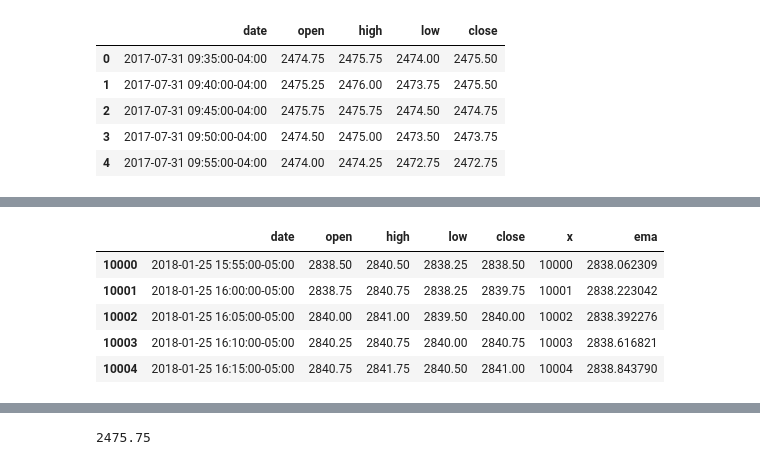
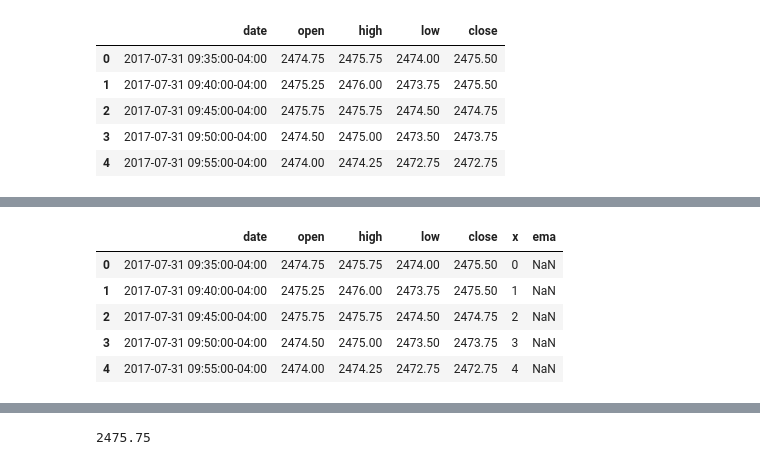
Before and after one commit to toolkmit/algotrading, a Jupyter notebook: notebooks/1.1 - Live Charts.ipynb, the cells around one changed output, grey strips where cells are left out. Drawn from its saved outputs; the diff is of its cells as text; code cells hidden in the pictures.

```diff
--- a/notebooks/1.1 - Live Charts.ipynb
+++ b/notebooks/1.1 - Live Charts.ipynb
@@ -103,11 +103,11 @@ Wall time: 5.3 s
 # %%
 five_min_data['x'] = five_min_data.index
 five_min_data['ema'] = five_min_data['close'].ewm(span=20, min_periods=20).mean()
-five_min_data.tail()
+five_min_data.head()
 # %% [output]
 |  | date | open | high | low | close | x | ema |
-| 10000 | 2018-01-25 15:55:00-05:00 | 2838.50 | 2840.50 | 2838.25 | 2838.50 | 10000 | 2838.062309 |
-| 10001 | 2018-01-25 16:00:00-05:00 | 2838.75 | 2840.75 | 2838.25 | 2839.75 | 10001 | 2838.223042 |
-| 10002 | 2018-01-25 16:05:00-05:00 | 2840.00 | 2841.00 | 2839.50 | 2840.00 | 10002 | 2838.392276 |
-| 10003 | 2018-01-25 16:10:00-05:00 | 2840.25 | 2840.75 | 2840.00 | 2840.75 | 10003 | 2838.616821 |
-| 10004 | 2018-01-25 16:15:00-05:00 | 2840.75 | 2841.75 | 2840.50 | 2841.00 | 10004 | 2838.843790 |
+| 0 | 2017-07-31 09:35:00-04:00 | 2474.75 | 2475.75 | 2474.00 | 2475.50 | 0 | NaN |
+| 1 | 2017-07-31 09:40:00-04:00 | 2475.25 | 2476.00 | 2473.75 | 2475.50 | 1 | NaN |
+| 2 | 2017-07-31 09:45:00-04:00 | 2475.75 | 2475.75 | 2474.50 | 2474.75 | 2 | NaN |
+| 3 | 2017-07-31 09:50:00-04:00 | 2474.50 | 2475.00 | 2473.50 | 2473.75 | 3 | NaN |
+| 4 | 2017-07-31 09:55:00-04:00 | 2474.00 | 2474.25 | 2472.75 | 2472.75 | 4 | NaN |
```
Also changed, not shown: parts of 6 cells of this notebook, 12 other files.
